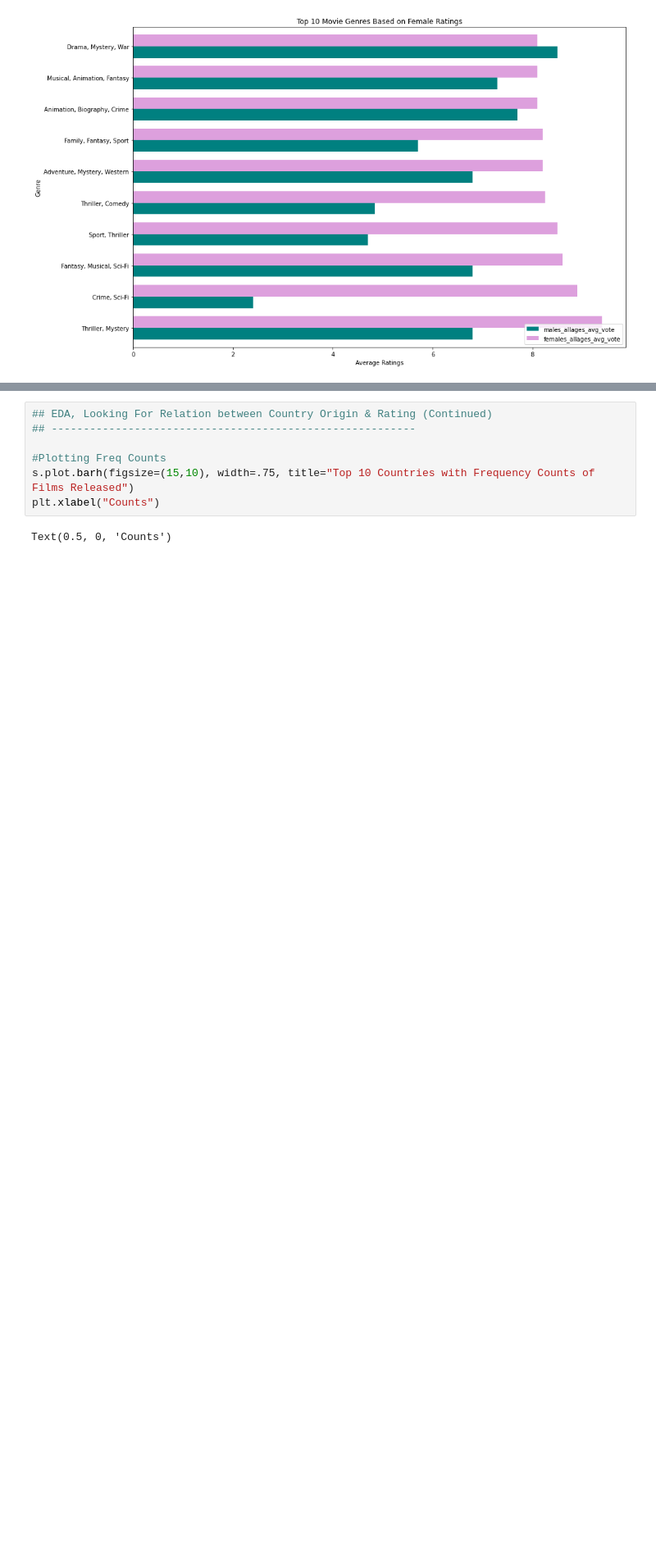
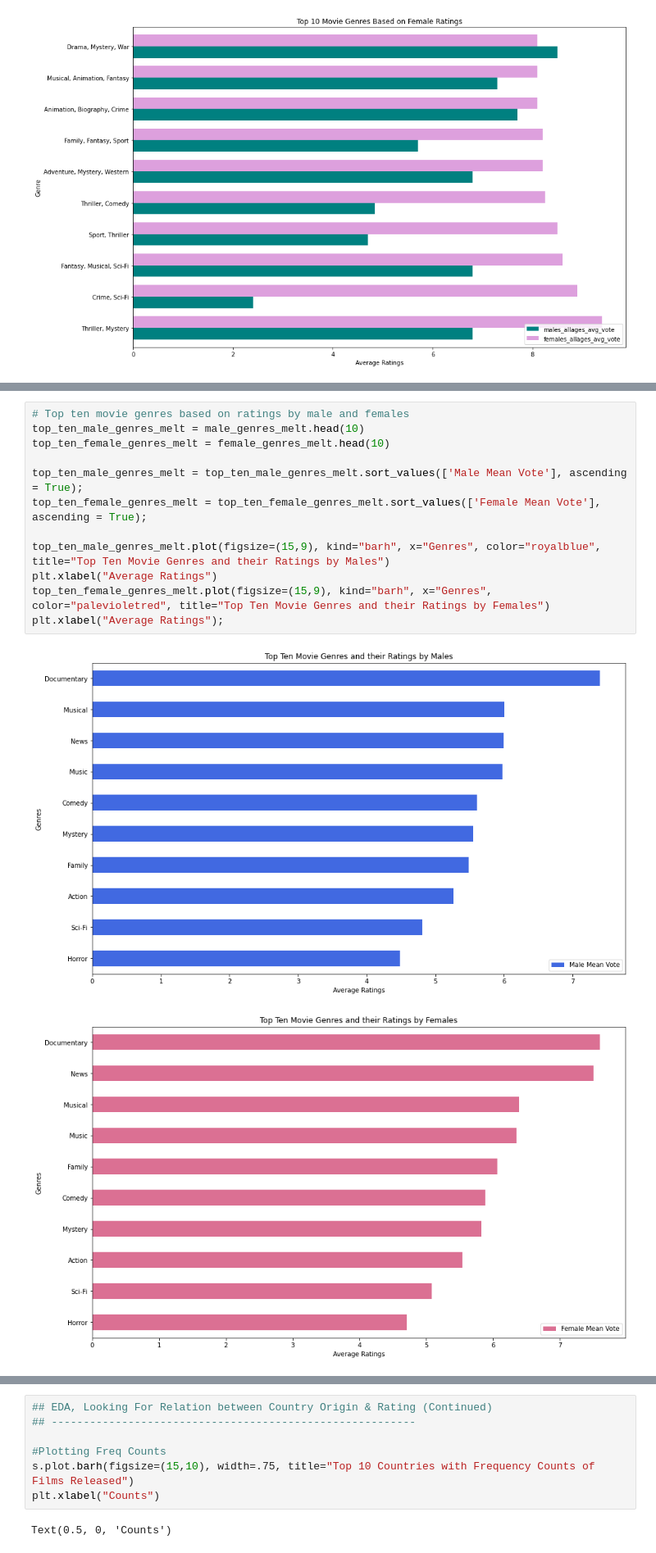
Before and after one commit to paola-perezrivera/CS418-Movie-Model, a Jupyter notebook: IMDb.ipynb, the cells around one changed output, grey strips where cells are left out. Shown at 82% size. Saved outputs shown, nothing was run; the diff lists cells and outputs as text; blank space fills up the shorter version.

```diff
--- a/IMDb.ipynb
+++ b/IMDb.ipynb
@@ -255,0 +380,15 @@ plt.xlabel("Average Ratings");
+# %%
+# Top ten movie genres based on ratings by male and females
+top_ten_male_genres_melt = male_genres_melt.head(10)
+top_ten_female_genres_melt = female_genres_melt.head(10)
+
+top_ten_male_genres_melt = top_ten_male_genres_melt.sort_values(['Male Mean Vote'], ascending = True);
+top_ten_female_genres_melt = top_ten_female_genres_melt.sort_values(['Female Mean Vote'], ascending = True);
+
+top_ten_male_genres_melt.plot(figsize=(15,9), kind="barh", x="Genres", color="royalblue", title="Top Ten Movie Genres and their Ratings by Males")
+plt.xlabel("Average Ratings")
+top_ten_female_genres_melt.plot(figsize=(15,9), kind="barh", x="Genres", color="palevioletred", title="Top Ten Movie Genres and their Ratings by Females")
+plt.xlabel("Average Ratings");
+# %% [output]
+[figure, added]
+[figure, added]
```
Also changed, not shown: parts of 13 cells of this notebook.
